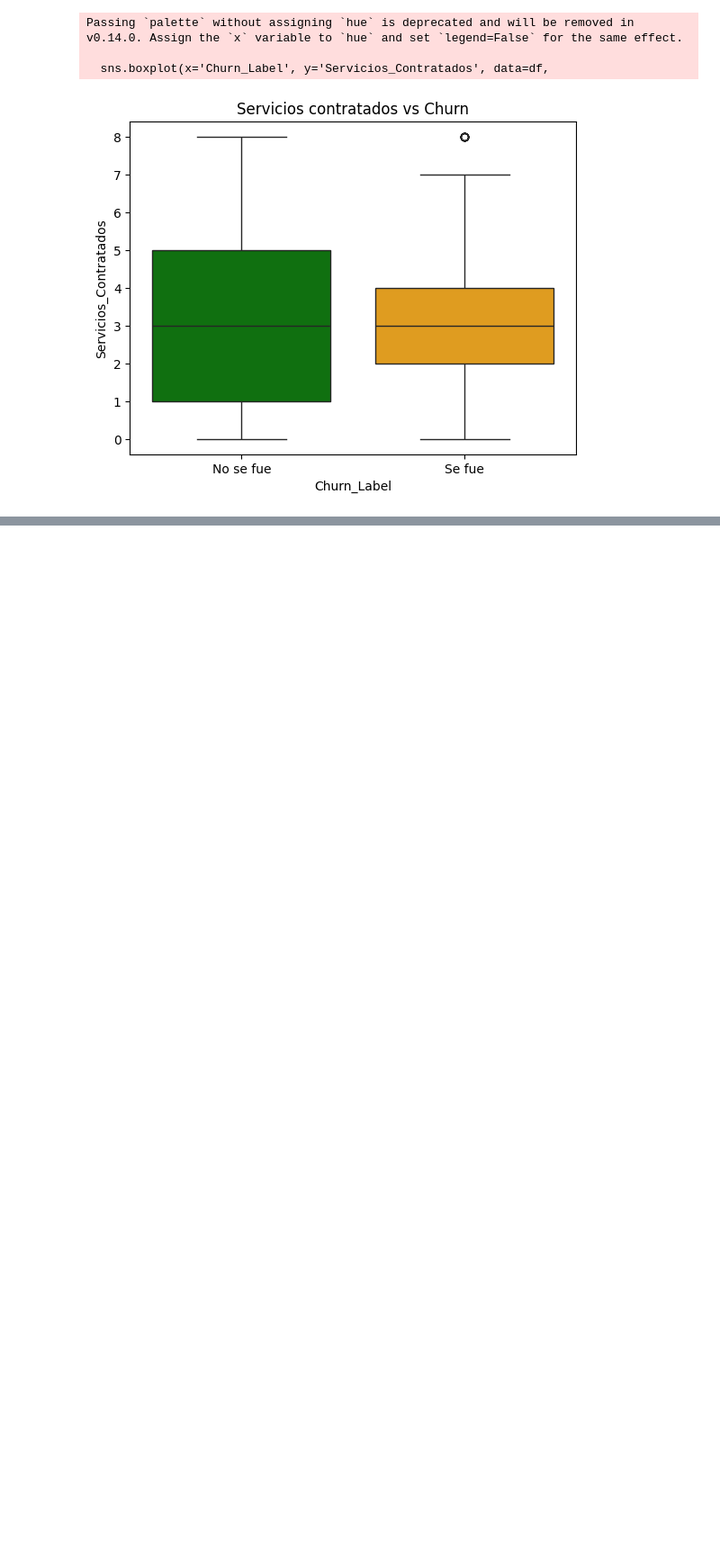
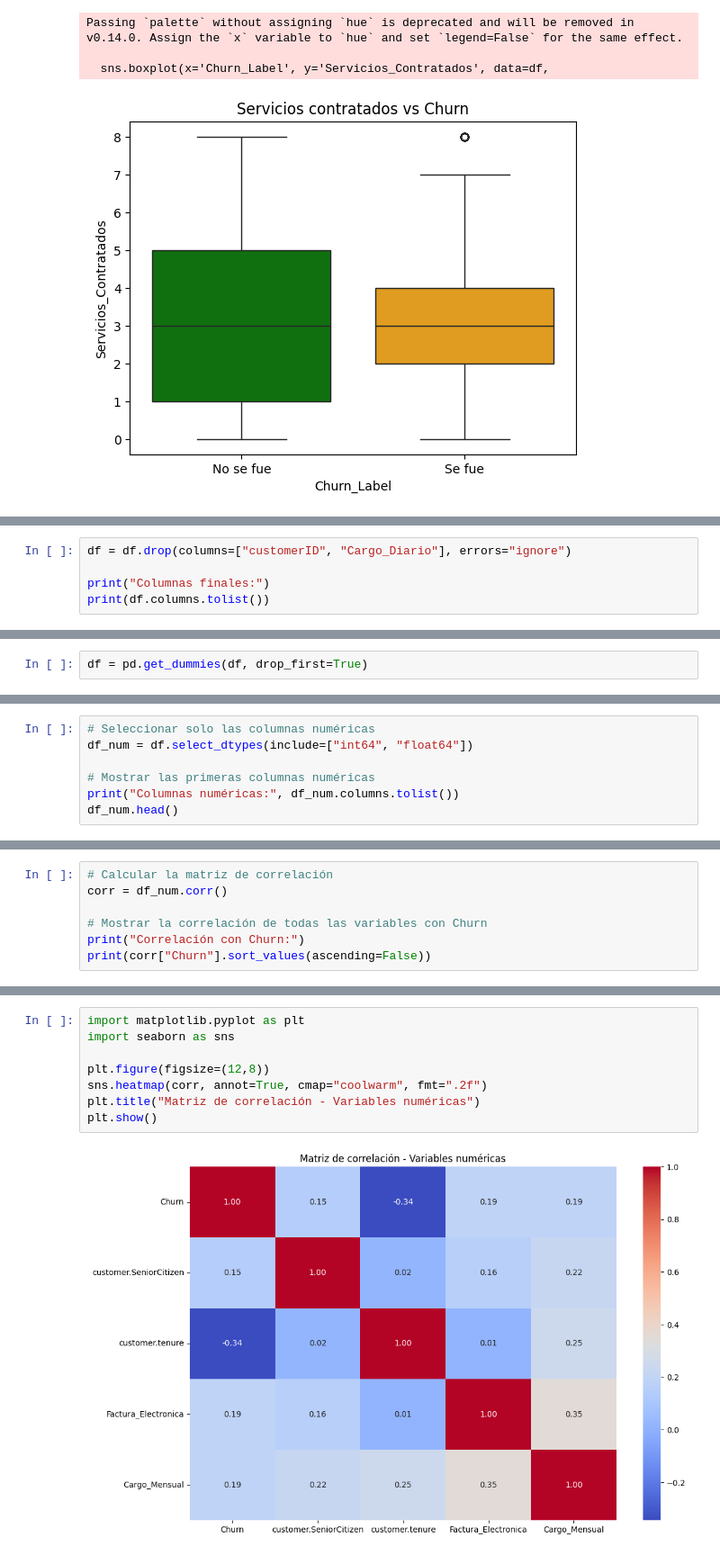
Before and after one commit to MadridVP/Challenge_Telecom-X-Parte-2-Predicci-n-de-Cancelaci-n-Churn-, a Jupyter notebook: Challenge_ONE_Data_Science_Telecom_X1_VM.ipynb, the cells around one changed output, grey strips where cells are left out. Shown at 90% size. Cells and saved outputs as stored; diff of their text form; blank space fills up the shorter version.

```diff
--- a/Challenge_ONE_Data_Science_Telecom_X1_VM.ipynb
+++ b/Challenge_ONE_Data_Science_Telecom_X1_VM.ipynb
@@ -531,0 +546,5 @@ Passing `palette` without assigning `hue` is deprecated and will be removed in v
+# %%
+df = df.drop(columns=["customerID", "Cargo_Diario"], errors="ignore")
+
+print("Columnas finales:")
+print(df.columns.tolist())
@@ -531,0 +574,2 @@ Passing `palette` without assigning `hue` is deprecated and will be removed in v
+# %%
+df = pd.get_dummies(df, drop_first=True)
@@ -531,0 +841,7 @@ Passing `palette` without assigning `hue` is deprecated and will be removed in v
+# %%
+# Seleccionar solo las columnas numéricas
+df_num = df.select_dtypes(include=["int64", "float64"])
+
+# Mostrar las primeras columnas numéricas
+print("Columnas numéricas:", df_num.columns.tolist())
+df_num.head()
@@ -531,0 +856,7 @@ Passing `palette` without assigning `hue` is deprecated and will be removed in v
+# %%
+# Calcular la matriz de correlación
+corr = df_num.corr()
+
+# Mostrar la correlación de todas las variables con Churn
+print("Correlación con Churn:")
+print(corr["Churn"].sort_values(ascending=False))
@@ -531,0 +871,10 @@ Passing `palette` without assigning `hue` is deprecated and will be removed in v
+# %%
+import matplotlib.pyplot as plt
+import seaborn as sns
+
+plt.figure(figsize=(12,8))
+sns.heatmap(corr, annot=True, cmap="coolwarm", fmt=".2f")
+plt.title("Matriz de correlación - Variables numéricas")
+plt.show()
+# %% [output]
+[figure, added]
```
Also changed, not shown: parts of 52 cells of this notebook.
